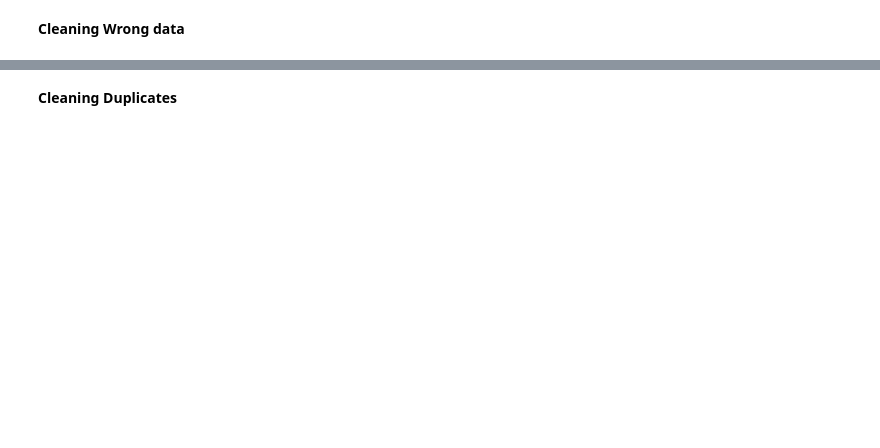
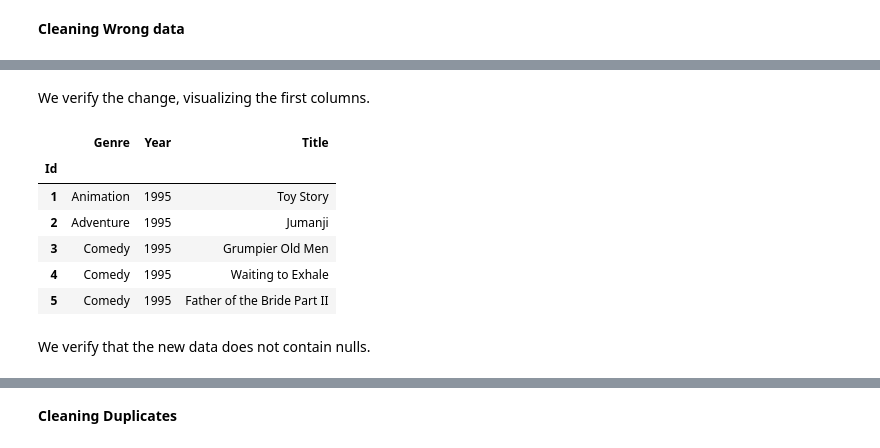
Before and after one commit to IvanaCandyAguilar/Data-Engineer-Data-Science, a Jupyter notebook: Sprint4/Task S4 T02.ipynb, the cells around one changed output, grey strips where cells are left out. Cells and saved outputs as stored; diff of their text form; code cells hidden in the pictures; blank space fills up the shorter version.

```diff
--- a/Sprint4/Task S4 T02.ipynb
+++ b/Sprint4/Task S4 T02.ipynb
@@ -180,0 +107,14 @@ df_main.dropna(inplace = True)
+# %% [markdown]
+We verify the change, visualizing the first columns.
+# %%
+df_main.head(5)
+# %% [output]
+|  | Genre | Year | Title |
+| Id |  |  |  |
+| 1 | Animation | 1995 | Toy Story |
+| 2 | Adventure | 1995 | Jumanji |
+| 3 | Comedy | 1995 | Grumpier Old Men |
+| 4 | Comedy | 1995 | Waiting to Exhale |
+| 5 | Comedy | 1995 | Father of the Bride Part II |
+# %% [markdown]
+We verify that the new data does not contain nulls.
```
Also changed, not shown: parts of 41 cells of this notebook.
